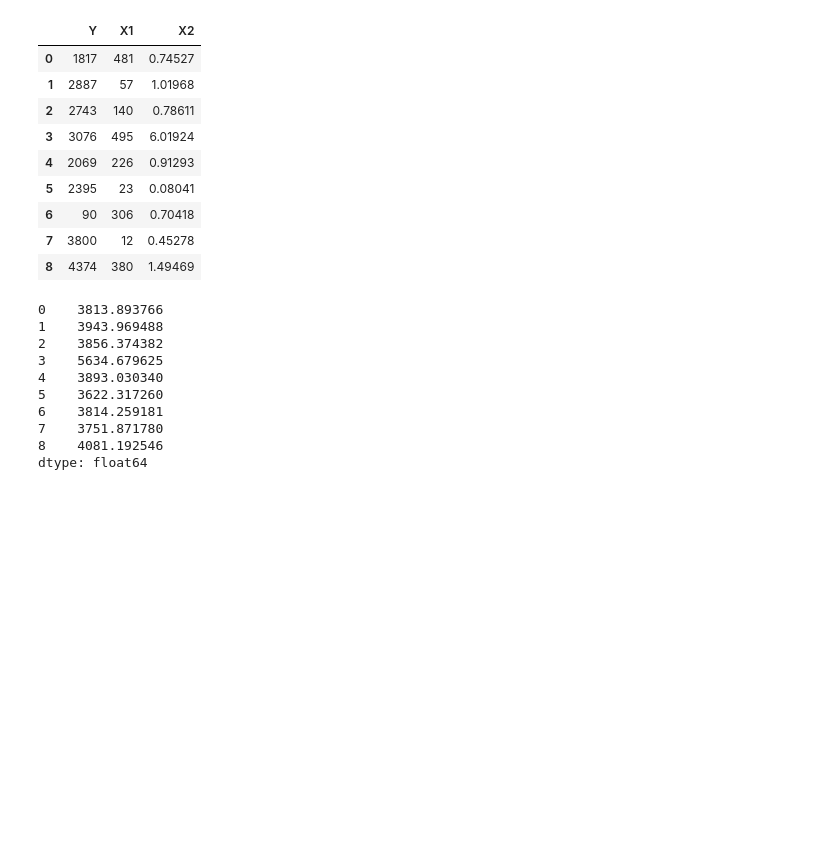
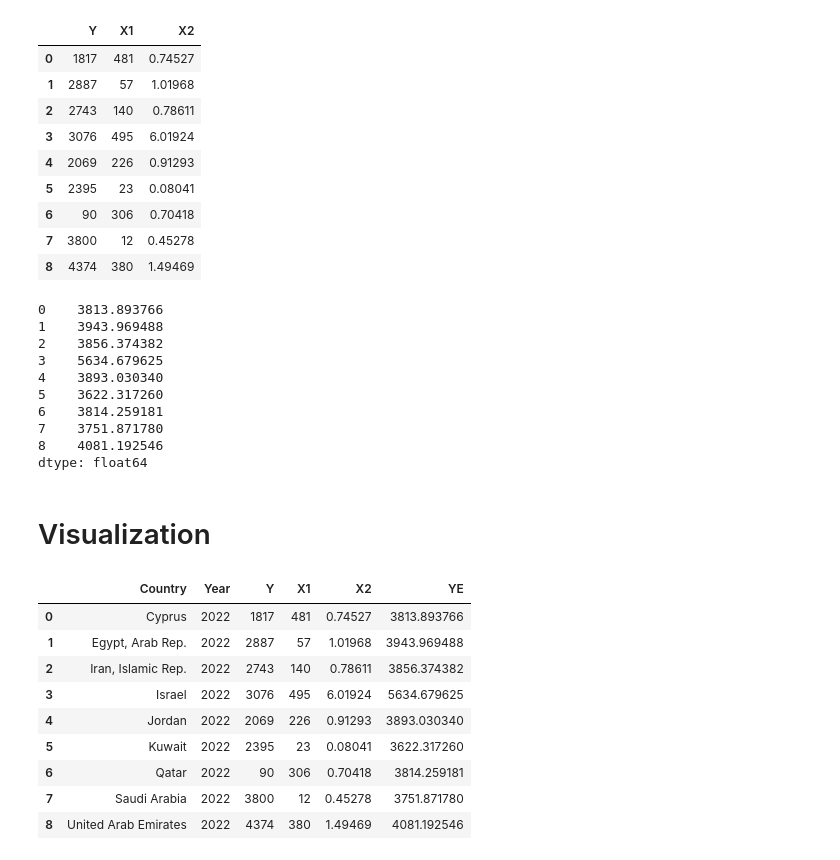
Before and after one commit to SulikoAndSoul/Works, a Jupyter notebook: Final_Project.ipynb, the cells around one changed output. Saved outputs shown, nothing was run; the diff lists cells and outputs as text; code cells hidden in the pictures; blank space fills up the shorter version.

```diff
--- a/Final_Project.ipynb
+++ b/Final_Project.ipynb
@@ -122,0 +134,2 @@ dtype: float64
+# %% [markdown]
+# Visualization
@@ -122,0 +139,13 @@ dtype: float64
+# %%
+lr_data
+# %% [output]
+|  | Country | Year | Y | X1 | X2 | YE |
+| 0 | Cyprus | 2022 | 1817 | 481 | 0.74527 | 3813.893766 |
+| 1 | Egypt, Arab Rep. | 2022 | 2887 | 57 | 1.01968 | 3943.969488 |
+| 2 | Iran, Islamic Rep. | 2022 | 2743 | 140 | 0.78611 | 3856.374382 |
+| 3 | Israel | 2022 | 3076 | 495 | 6.01924 | 5634.679625 |
+| 4 | Jordan | 2022 | 2069 | 226 | 0.91293 | 3893.030340 |
+| 5 | Kuwait | 2022 | 2395 | 23 | 0.08041 | 3622.317260 |
+| 6 | Qatar | 2022 | 90 | 306 | 0.70418 | 3814.259181 |
+| 7 | Saudi Arabia | 2022 | 3800 | 12 | 0.45278 | 3751.871780 |
+| 8 | United Arab Emirates | 2022 | 4374 | 380 | 1.49469 | 4081.192546 |
```
Also changed, not shown: parts of 10 cells of this notebook.
